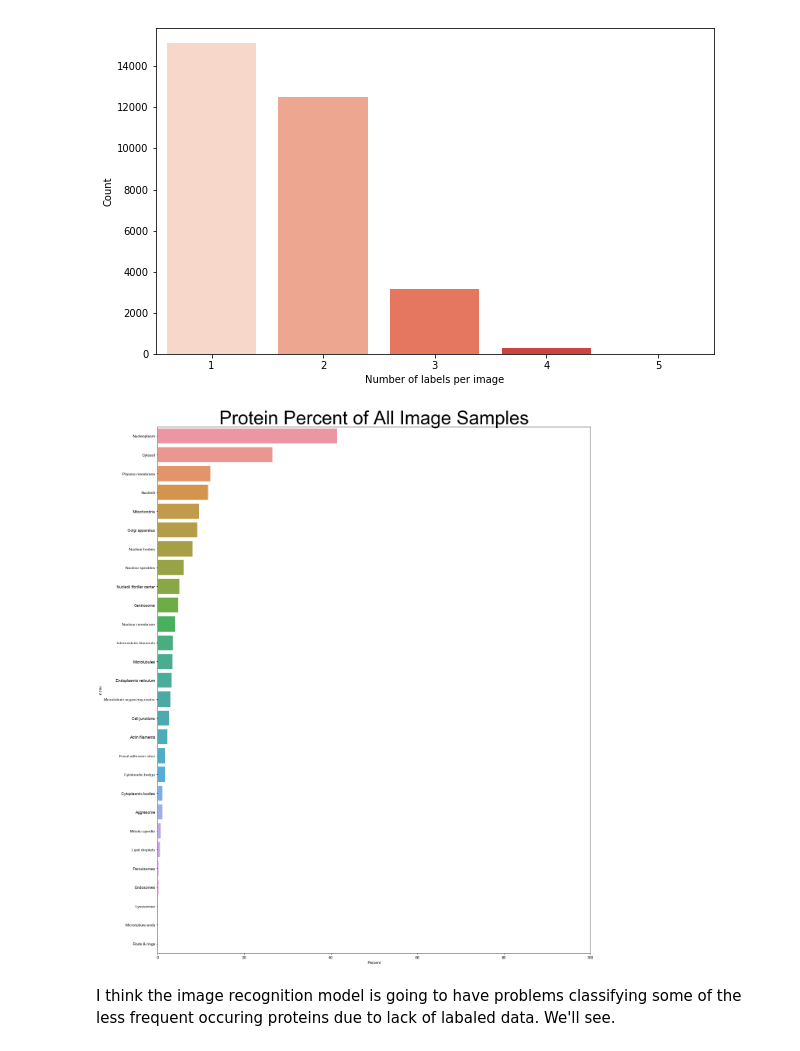
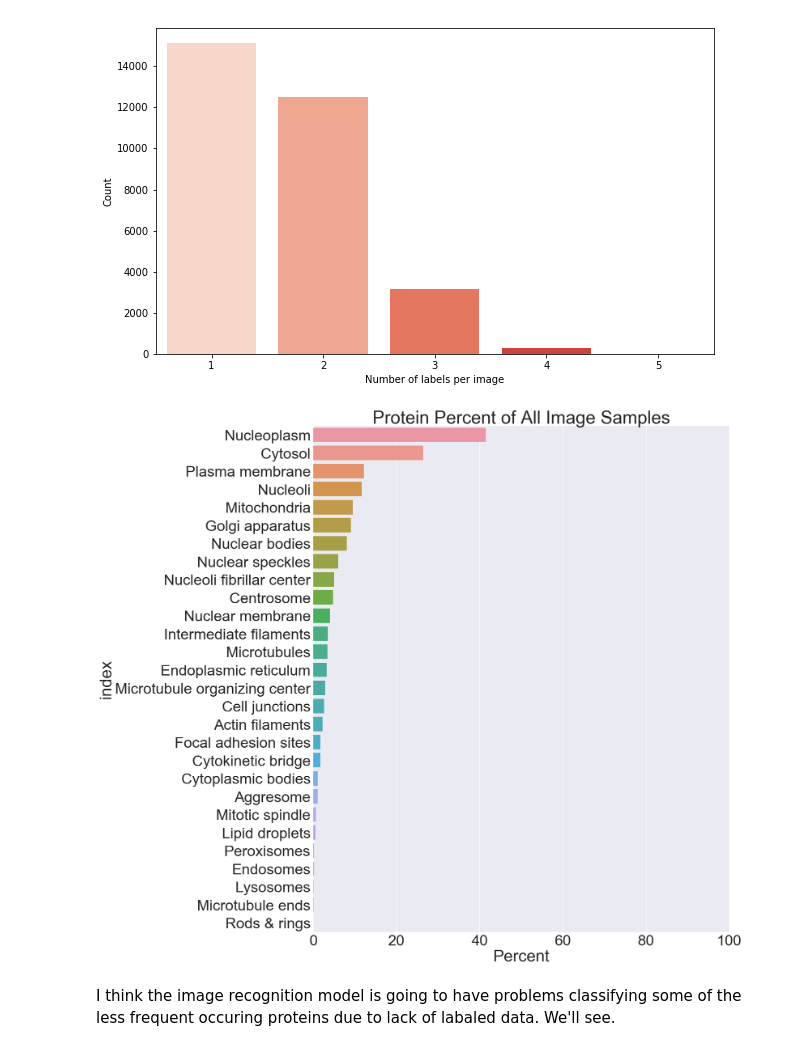
Before and after one commit to pdubz-sudo/protein-recognition, a Jupyter notebook: scripts/exploratory_analysis.ipynb, the cells around one changed output. Saved outputs shown, nothing was run; the diff lists cells and outputs as text; code cells hidden in the pictures.

```diff
--- a/scripts/exploratory_analysis.ipynb
+++ b/scripts/exploratory_analysis.ipynb
@@ -245,22 +249,23 @@ del multi_label_freq
 # %%
 # Making a bar plot to see the occurence of labels.
 # You can sum directly in a pandas df. You don't need to turn it numpy .values
 plt.figure(figsize=(20,25))
 
 # Percentage of occurance of all samples
 perc_freq = (df.iloc[:,3:].sum() / m) *100
 perc_freq.sort_values(ascending=False, inplace=True)
 
 plt.xlim(0,100)
+sns.set(font_scale=4)
 sns.barplot(x = perc_freq.reset_index().iloc[:,1], y = perc_freq.reset_index().iloc[:,0])
 sns.set(font_scale=4)
 plt.title('Protein Percent of All Image Samples')
 plt.xlabel('Percent')
 plt.show()
 
 # del protein_sum
 # %% [output]
-[figure, old version]
+[figure, new version]
 # %% [markdown]
 I think the image recognition model is going to have problems classifying some of the less frequent occuring proteins due to lack of labaled data. We'll see.
 # %%
```
Also changed, not shown: parts of 4 cells of this notebook.
